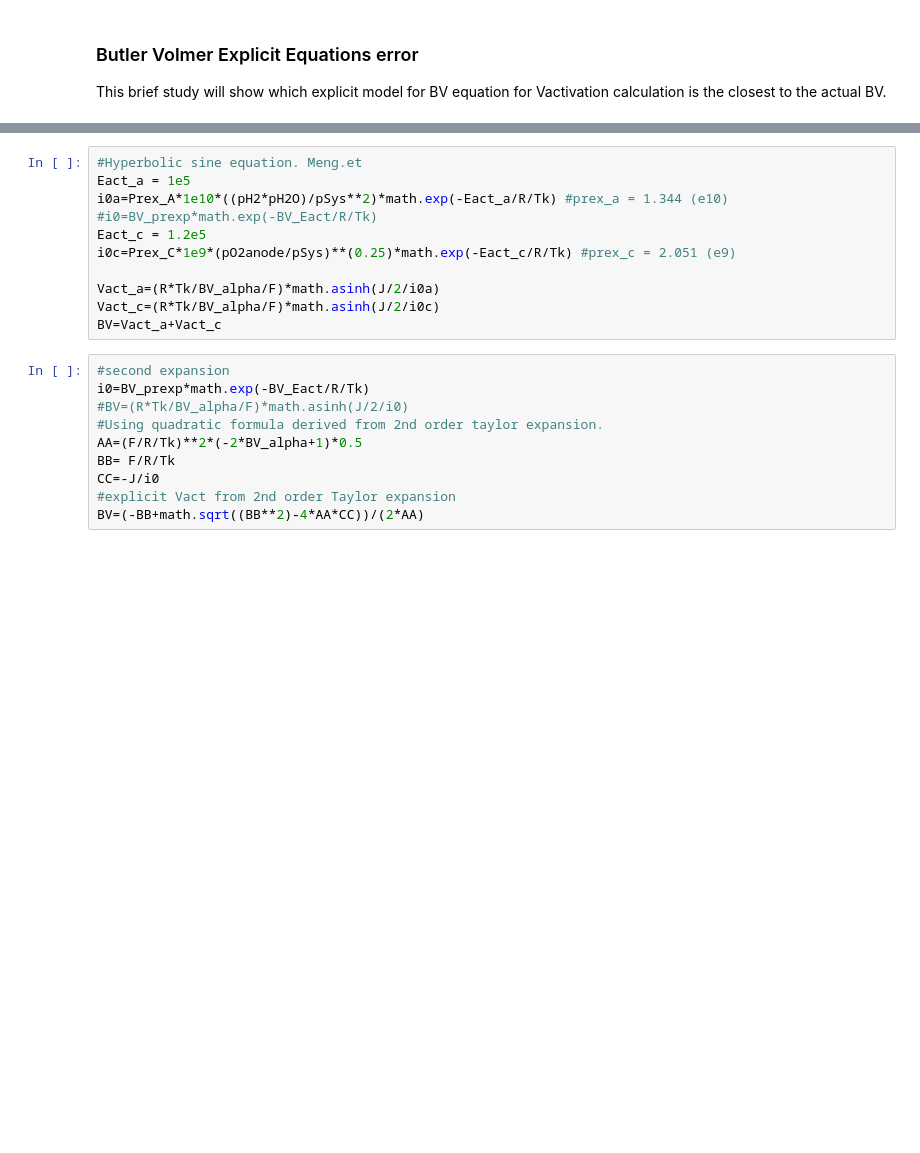
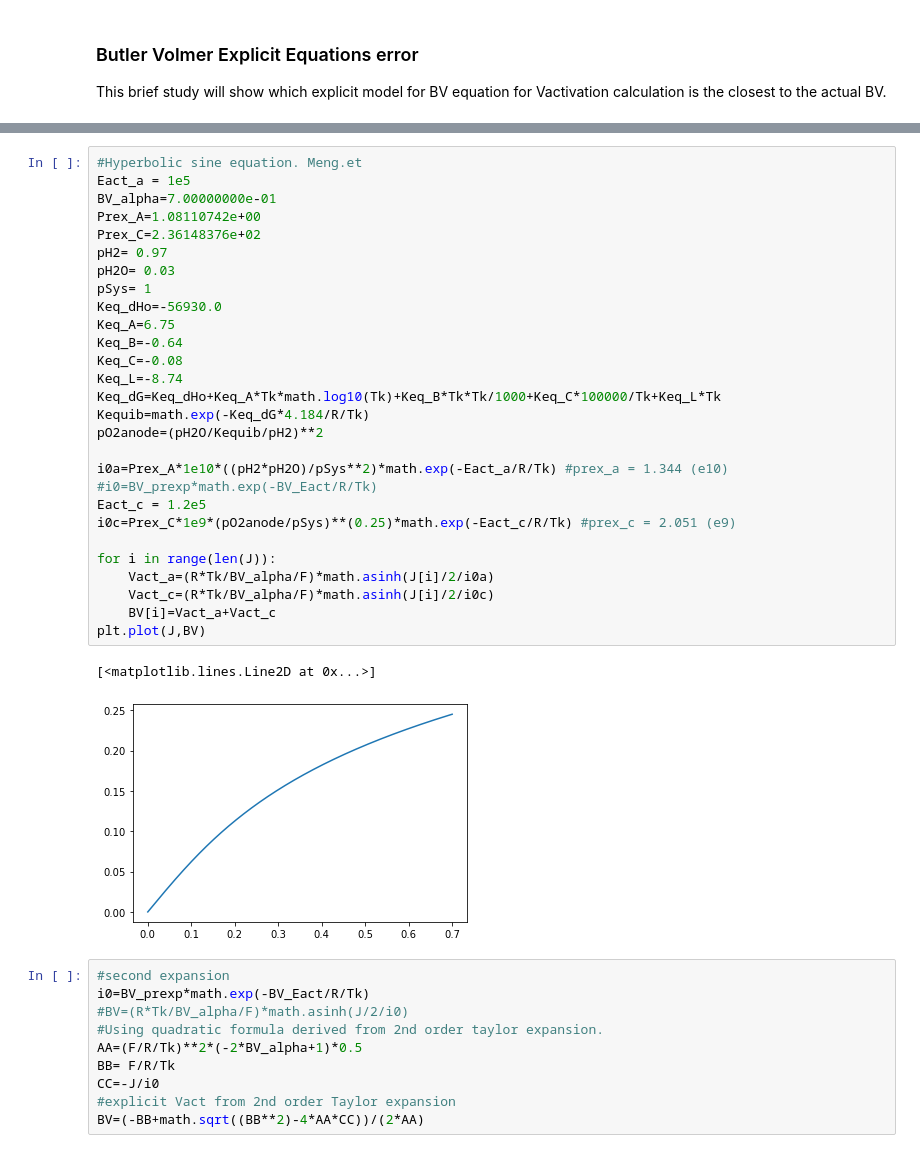
Before and after one commit to NGFC-Lib/NGFC-Lib, a Jupyter notebook: jupyter/Python_IV_Curve/2_IV_Model_Update/Match_Experimental_Data/BV_models_Errors.ipynb, the cells around one changed output, grey strips where cells are left out. Drawn from its saved outputs; the diff is of its cells as text; blank space fills up the shorter version.

```diff
--- a/jupyter/Python_IV_Curve/2_IV_Model_Update/Match_Experimental_Data/BV_models_Errors.ipynb
+++ b/jupyter/Python_IV_Curve/2_IV_Model_Update/Match_Experimental_Data/BV_models_Errors.ipynb
@@ -12,14 +81,34 @@ BV=(R*Tk/BV_alpha/F)*math.asinh(J/2/i0)
 # %%
 #Hyperbolic sine equation. Meng.et
 Eact_a = 1e5
+BV_alpha=7.00000000e-01
+Prex_A=1.08110742e+00
+Prex_C=2.36148376e+02
+pH2= 0.97
+pH2O= 0.03
+pSys= 1
+Keq_dHo=-56930.0
+Keq_A=6.75
+Keq_B=-0.64
+Keq_C=-0.08
+Keq_L=-8.74
+Keq_dG=Keq_dHo+Keq_A*Tk*math.log10(Tk)+Keq_B*Tk*Tk/1000+Keq_C*100000/Tk+Keq_L*Tk
+Kequib=math.exp(-Keq_dG*4.184/R/Tk)
+pO2anode=(pH2O/Kequib/pH2)**2
+
 i0a=Prex_A*1e10*((pH2*pH2O)/pSys**2)*math.exp(-Eact_a/R/Tk) #prex_a = 1.344 (e10)
 #i0=BV_prexp*math.exp(-BV_Eact/R/Tk)
 Eact_c = 1.2e5
 i0c=Prex_C*1e9*(pO2anode/pSys)**(0.25)*math.exp(-Eact_c/R/Tk) #prex_c = 2.051 (e9)
 
-Vact_a=(R*Tk/BV_alpha/F)*math.asinh(J/2/i0a)
-Vact_c=(R*Tk/BV_alpha/F)*math.asinh(J/2/i0c)
-BV=Vact_a+Vact_c
+for i in range(len(J)):
+    Vact_a=(R*Tk/BV_alpha/F)*math.asinh(J[i]/2/i0a)
+    Vact_c=(R*Tk/BV_alpha/F)*math.asinh(J[i]/2/i0c)
+    BV[i]=Vact_a+Vact_c
+plt.plot(J,BV)
+# %% [output]
+[<matplotlib.lines.Line2D at 0x...>]
+[figure, added]
 # %%
 #second expansion
 i0=BV_prexp*math.exp(-BV_Eact/R/Tk)
```
Also changed, not shown: parts of 9 cells of this notebook, 2 other files.
